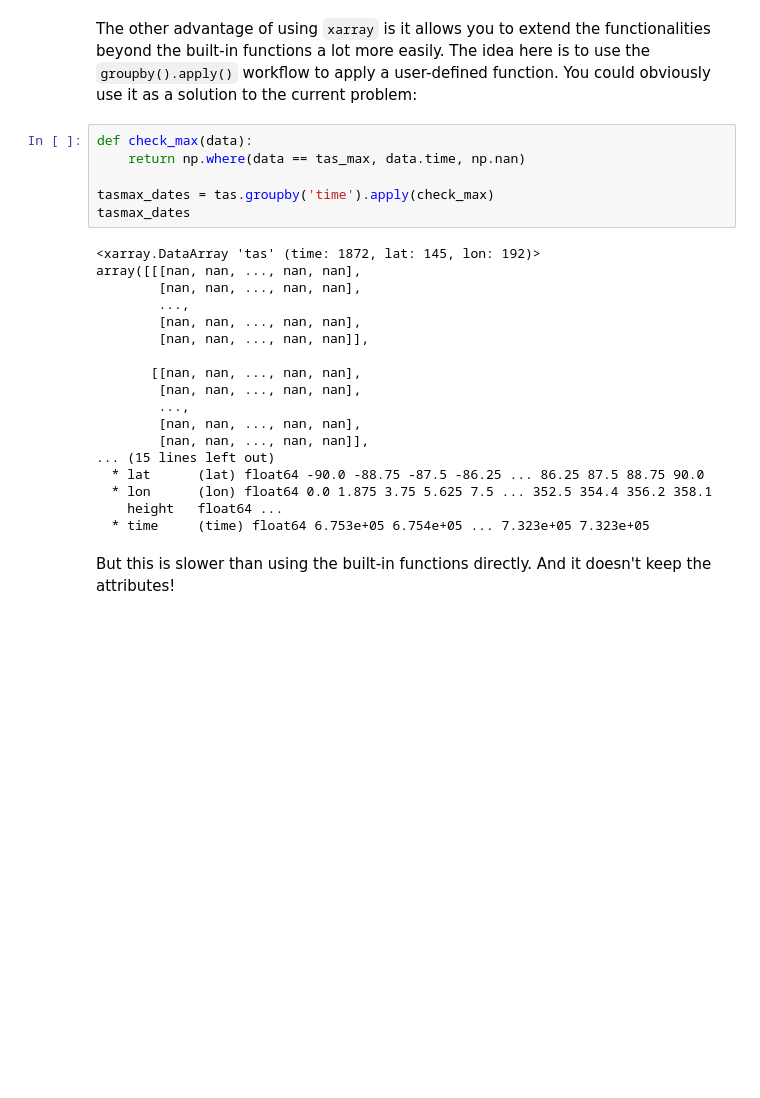
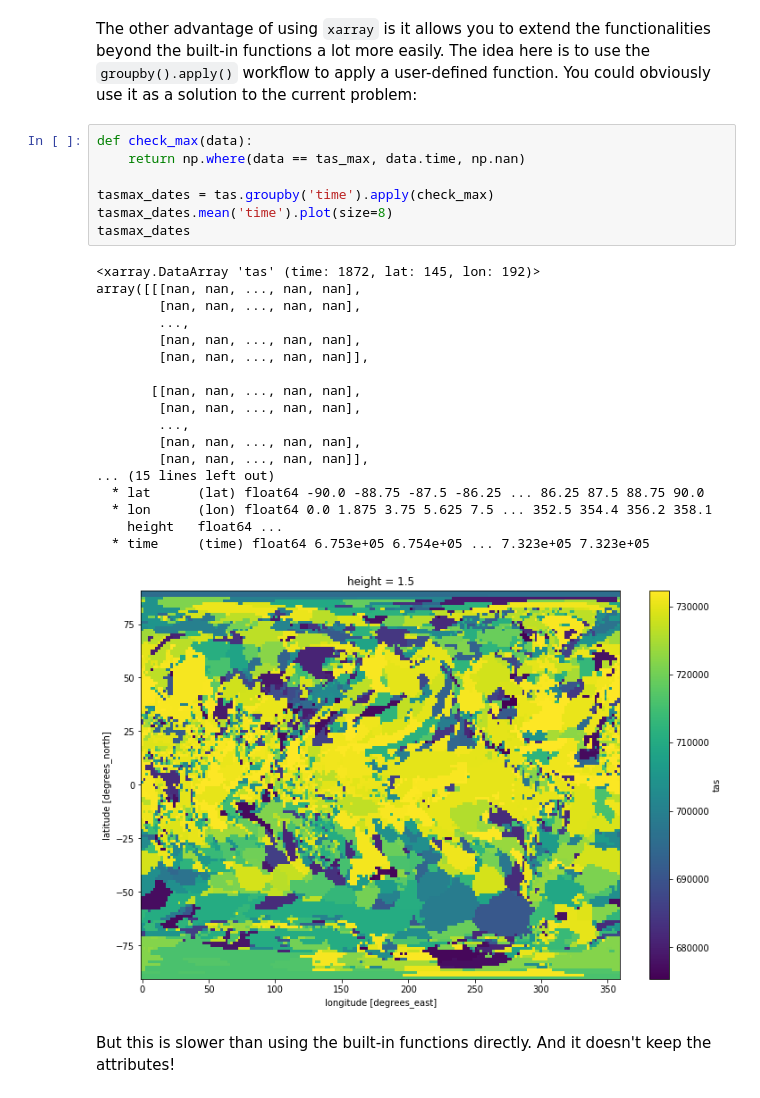
Before and after one commit to coecms/coecms.github.io, a Jupyter notebook: notebooks/2018-11-27-Value-when-other-is-max.ipynb, the cells around one changed output. Drawn from its saved outputs; the diff is of its cells as text; blank space fills up the shorter version.

```diff
--- a/notebooks/2018-11-27-Value-when-other-is-max.ipynb
+++ b/notebooks/2018-11-27-Value-when-other-is-max.ipynb
@@ -171,26 +171,28 @@ You could obviously use it as a solution to the current problem:
 # %%
 def check_max(data):
     return np.where(data == tas_max, data.time, np.nan)
 
 tasmax_dates = tas.groupby('time').apply(check_max)
+tasmax_dates.mean('time').plot(size=8)
 tasmax_dates
 # %% [output]
 <xarray.DataArray 'tas' (time: 1872, lat: 145, lon: 192)>
 array([[[nan, nan, ..., nan, nan],
         [nan, nan, ..., nan, nan],
         ...,
         [nan, nan, ..., nan, nan],
         [nan, nan, ..., nan, nan]],
 
        [[nan, nan, ..., nan, nan],
         [nan, nan, ..., nan, nan],
         ...,
         [nan, nan, ..., nan, nan],
         [nan, nan, ..., nan, nan]],
 ... (15 lines left out)
   * lat      (lat) float64 -90.0 -88.75 -87.5 -86.25 ... 86.25 87.5 88.75 90.0
   * lon      (lon) float64 0.0 1.875 3.75 5.625 7.5 ... 352.5 354.4 356.2 358.1
     height   float64 ...
   * time     (time) float64 6.753e+05 6.754e+05 ... 7.323e+05 7.323e+05
+[figure, added]
 # %% [markdown]
 But this is slower than using the built-in functions directly. And it doesn't keep the attributes!
```
Also changed, not shown: parts of 3 cells of this notebook, 1 other file.
